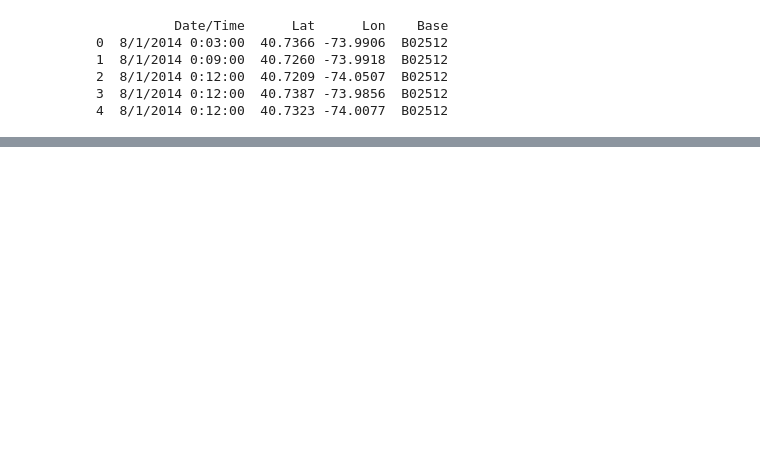
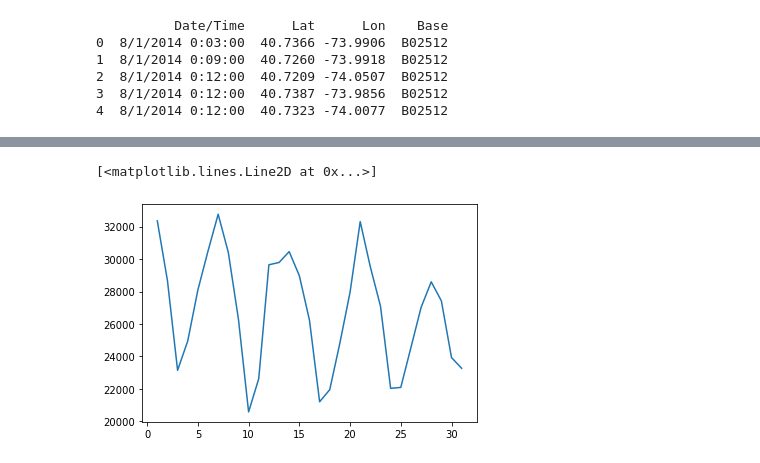
Before and after one commit to ShivamSainier/Uber-Data-Analysis, a Jupyter notebook: uber_data_analysis.ipynb, the cells around one changed output, grey strips where cells are left out. Cells and saved outputs as stored; diff of their text form; code cells hidden in the pictures; blank space fills up the shorter version.

```diff
--- a/uber_data_analysis.ipynb
+++ b/uber_data_analysis.ipynb
@@ -62,0 +81,5 @@ data.tail()
+# %%
+def count_rows(data):
+    return len(data)
+# %%
+by_date=data.groupby('dom').apply(count_rows)
@@ -62,0 +106,5 @@ data.tail()
+# %%
+plt.plot(by_date)
+# %% [output]
+[<matplotlib.lines.Line2D at 0x...>]
+[figure, added]
```
Also changed, not shown: parts of 17 cells of this notebook.
